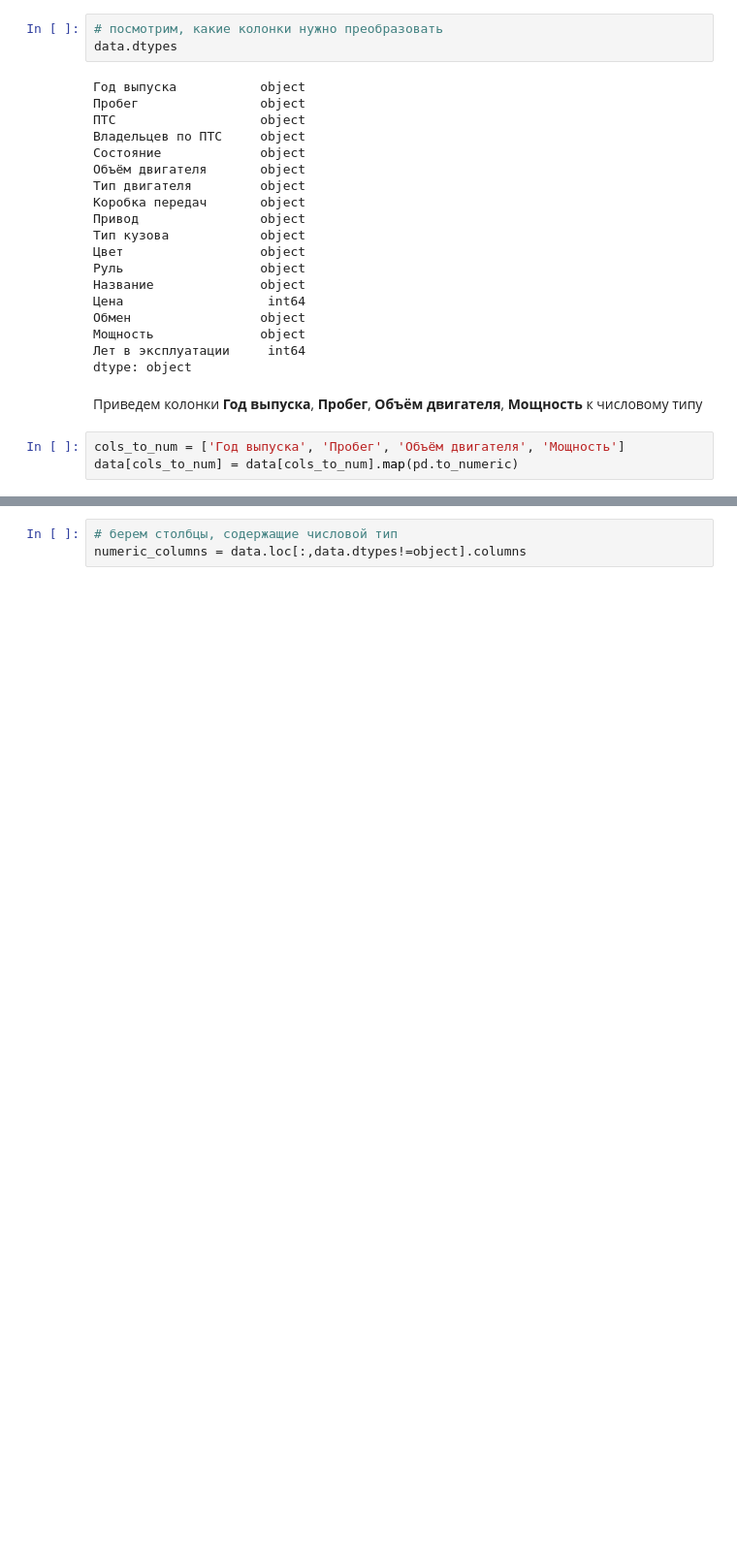
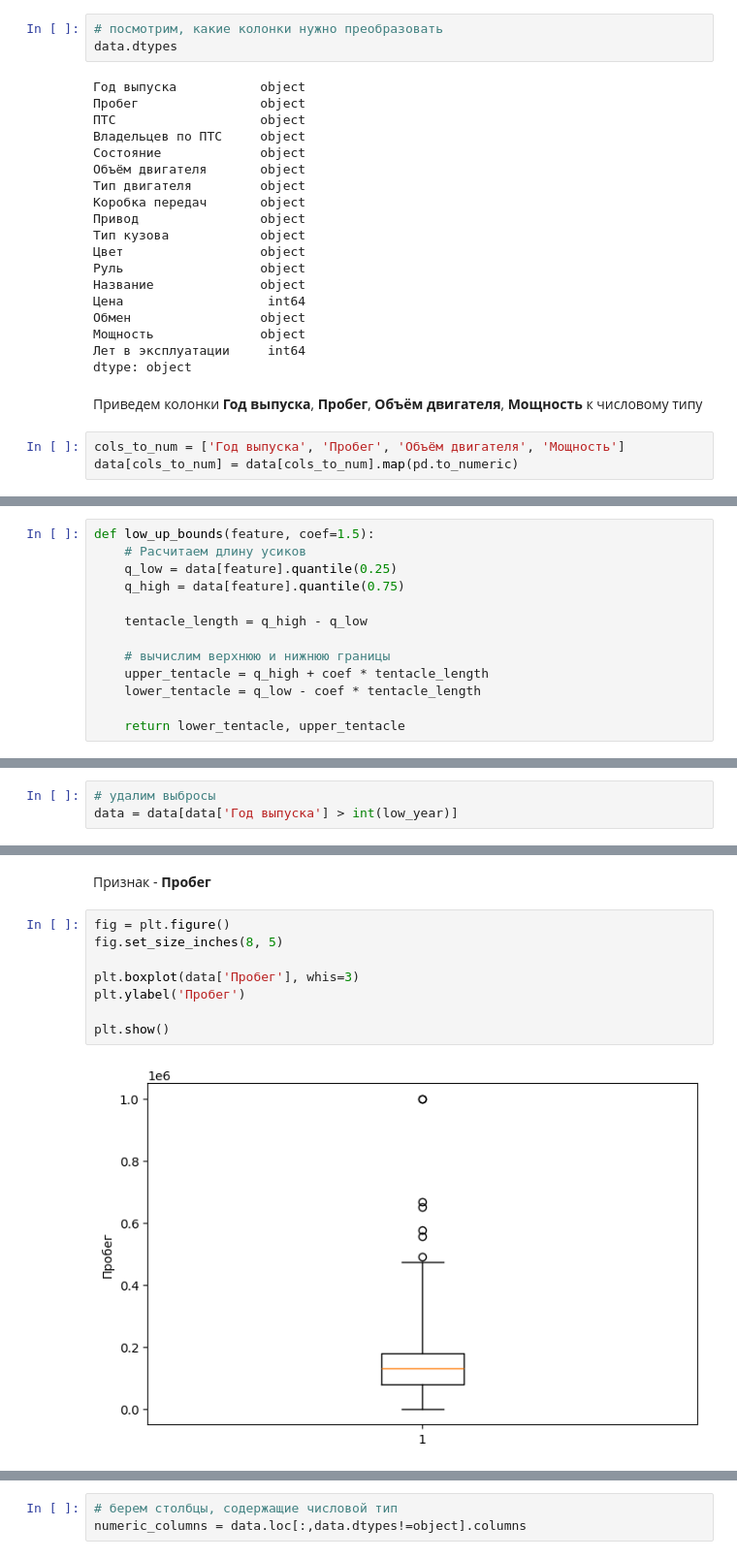
Before and after one commit to DmitryKolbanov/data-science-projects, a Jupyter notebook: car_price/notebooks/data_prep.ipynb, the cells around one changed output, grey strips where cells are left out. Shown at 97% size. Drawn from its saved outputs; the diff is of its cells as text; blank space fills up the shorter version.

```diff
--- a/car_price/notebooks/data_prep.ipynb
+++ b/car_price/notebooks/data_prep.ipynb
@@ -324,0 +344,13 @@ data[cols_to_num] = data[cols_to_num].map(pd.to_numeric)
+# %%
+def low_up_bounds(feature, coef=1.5):
+    # Расчитаем длину усиков
+    q_low = data[feature].quantile(0.25)
+    q_high = data[feature].quantile(0.75)
+
+    tentacle_length = q_high - q_low
+
+    # вычислим верхнюю и нижнюю границы
+    upper_tentacle = q_high + coef * tentacle_length
+    lower_tentacle = q_low - coef * tentacle_length
+
+    return lower_tentacle, upper_tentacle
@@ -324,0 +376,3 @@ data[cols_to_num] = data[cols_to_num].map(pd.to_numeric)
+# %%
+# удалим выбросы
+data = data[data['Год выпуска'] > int(low_year)]
@@ -324,0 +383,12 @@ data[cols_to_num] = data[cols_to_num].map(pd.to_numeric)
+# %% [markdown]
+Признак - **Пробег**
+# %%
+fig = plt.figure()
+fig.set_size_inches(8, 5)
+
+plt.boxplot(data['Пробег'], whis=3)
+plt.ylabel('Пробег')
+
+plt.show()
+# %% [output]
+[figure, added]
```
Also changed, not shown: parts of 36 cells of this notebook.
